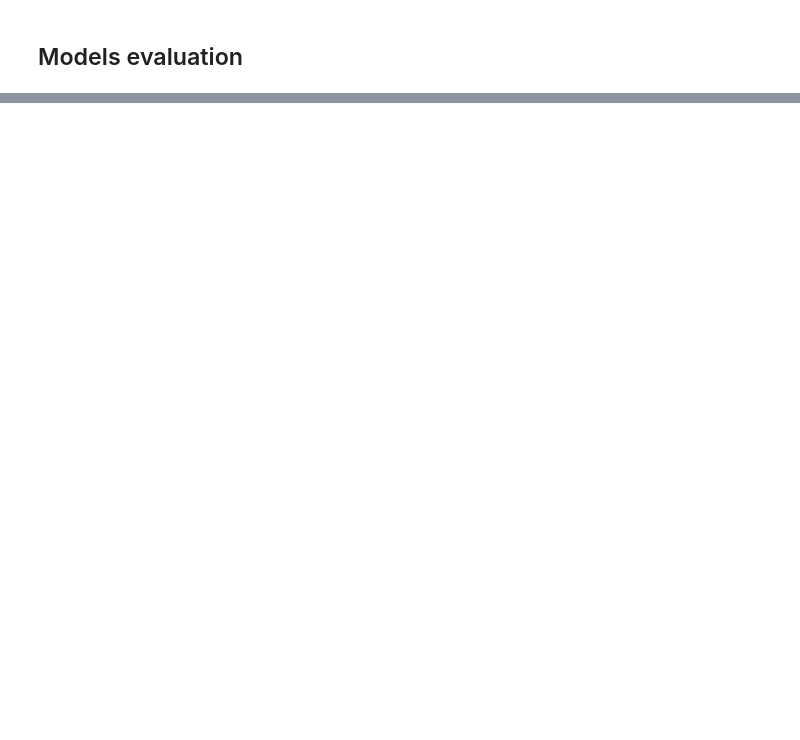
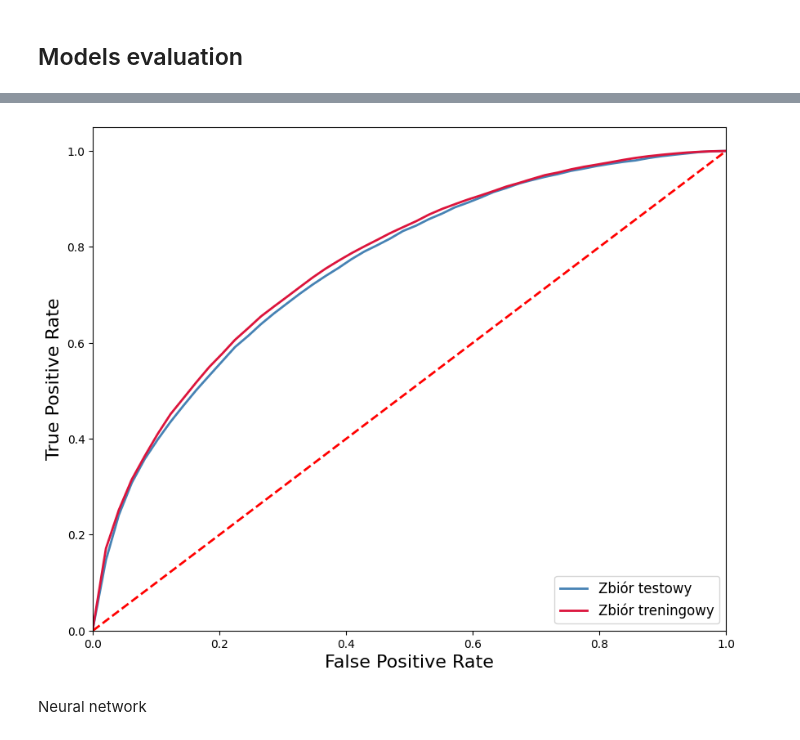
Before and after one commit to JakubWalczak1/tennis_project, a Jupyter notebook: jupyter_notebooks/02_model_development.ipynb, the cells around one changed output, grey strips where cells are left out. Drawn from its saved outputs; the diff is of its cells as text; code cells hidden in the pictures; blank space fills up the shorter version.

```diff
--- a/jupyter_notebooks/02_model_development.ipynb
+++ b/jupyter_notebooks/02_model_development.ipynb
@@ -658,0 +745,28 @@ and test sets is below 0.01, so it is entirely acceptable.
+# %%
+# ROC for test and train sets
+
+y_pred_proba_forest = best_forest.predict_proba(X_test_forest)[:, 1]
+fpr, tpr, _ = roc_curve(y_test, y_pred_proba_forest)
+y_pred_proba_train = best_forest.predict_proba(X_train_forest)[:, 1]
+fpr_train, tpr_train, _ = roc_curve(y_train, y_pred_proba_train)
+
+# Interpolating points to smoothen the curve.
+fpr_new = np.linspace(fpr.min(), fpr.max(), 50)
+tpr_interp = interp1d(fpr, tpr, kind='linear')(fpr_new)
+fpr_new_train = np.linspace(fpr_train.min(), fpr_train.max(), 50)
+tpr_interp_train = interp1d(fpr_train, tpr_train, kind='linear')(fpr_new_train)
+
+plt.figure(figsize=(10, 8))
+plt.plot(fpr_new, tpr_interp, color='steelblue', lw=2, label='Zbiór testowy')
+plt.plot(fpr_new_train, tpr_interp_train, color='crimson', lw=2, label='Zbiór treningowy')
+plt.plot([0, 1], [0, 1], color='red', lw=2, linestyle='--')
+plt.xlim([0.0, 1.0])
+plt.ylim([0.0, 1.05])
+plt.xlabel('False Positive Rate',fontsize=16)
+plt.ylabel('True Positive Rate',fontsize=16)
+plt.legend(loc="lower right", fontsize=12)
+plt.show()
+# %% [output]
+[figure, added]
+# %% [markdown]
+Neural network
```
Also changed, not shown: parts of 16 cells of this notebook, 3 other files.
